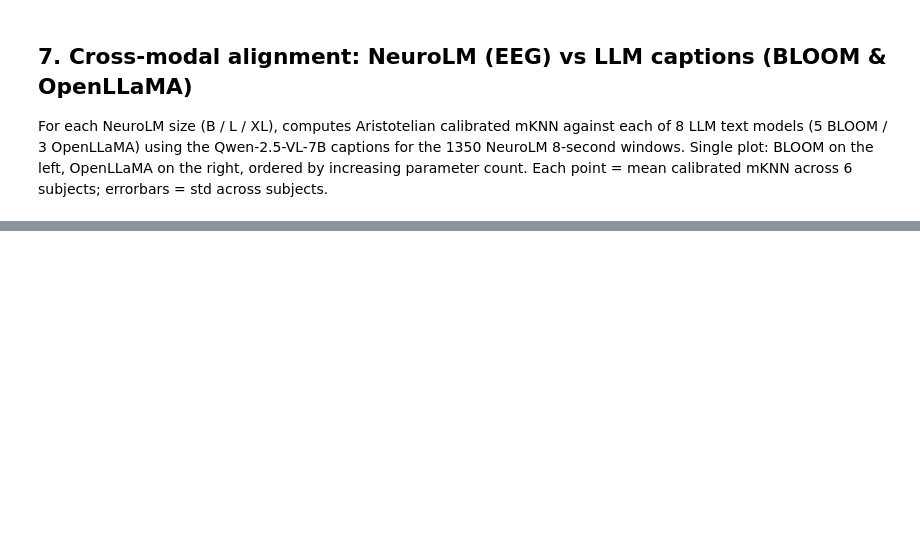
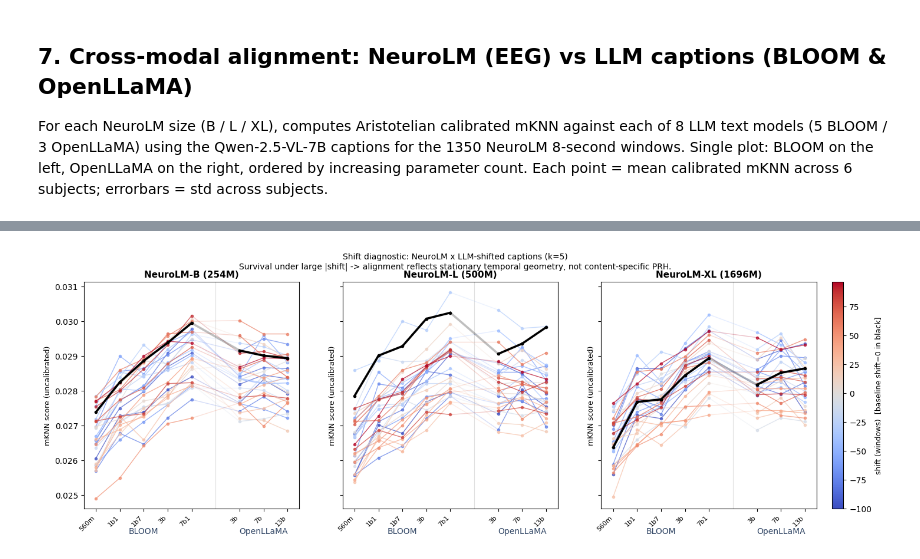
Before and after one commit to nwaehner/platonic-brain, a Jupyter notebook: notebooks/analyze_mknn_hf.ipynb, the cells around one changed output, grey strips where cells are left out. Drawn from its saved outputs; the diff is of its cells as text; code cells hidden in the pictures; blank space fills up the shorter version.

```diff
--- a/notebooks/analyze_mknn_hf.ipynb
+++ b/notebooks/analyze_mknn_hf.ipynb
@@ -801,0 +1082,87 @@ del _rng, _S, _eeg_bump, _llm_bump, _sim
+# %%
+def plot_shift_panels(shift_data, shifts, bloom_stems, ollama_stems):
+    """One subplot per NeuroLM size, one curve per shift."""
+    neuro_sizes = EEG['neurolm']['sizes']
+    all_stems   = bloom_stems + ollama_stems
+    bloom_x     = np.arange(len(bloom_stems))
+    ollama_x    = np.arange(len(bloom_stems) + 1,
+                            len(bloom_stems) + 1 + len(ollama_stems))
+    x_all       = np.concatenate([bloom_x, ollama_x])
+    family_ranges = [
+        (0,                len(bloom_stems), bloom_x),
+        (len(bloom_stems), len(all_stems),   ollama_x),
+    ]
+
+    cmap = plt.get_cmap('coolwarm')
+    s_min, s_max = min(shifts), max(shifts)
+    colors = {}
+    for d in shifts:
+        if d == 0:
+            colors[d] = 'black'
+        else:
+            colors[d] = cmap((d - s_min) / (s_max - s_min))
+
+    fig, axes = plt.subplots(1, len(neuro_sizes),
+                             figsize=(5.6 * len(neuro_sizes), 5), sharey=True)
+    if len(neuro_sizes) == 1:
+        axes = [axes]
+
+    def short(stem):
+        return stem.replace('bloomz-', '').replace('open_llama_', '')
+
+    for ax, sz in zip(axes, neuro_sizes):
+        for d in shifts:
+            means = np.array([shift_data[d][(sz, s)].mean() for s in all_stems])
+            lw    = 2.6 if d == 0 else 1.0
+            alpha = 1.0 if d == 0 else 0.7
+            zord  = 6  if d == 0 else 3
+            label = 'shift 0 (baseline)' if d == 0 else f'shift {d:+d}'
+            first = True
+            for start, end, xg in family_ranges:
+                ax.plot(xg, means[start:end],
+                        color=colors[d], lw=lw, marker='o', ms=3.0,
+                        alpha=alpha, zorder=zord,
+                        label=(label if first else None))
+                first = False
+            for i in range(len(family_ranges) - 1):
+                _, end1, xg1 = family_ranges[i]
+                start2, _, xg2 = family_ranges[i + 1]
+                ax.plot([xg1[-1], xg2[0]], [means[end1 - 1], means[start2]],
+                        '-', color=colors[d], lw=lw, alpha=0.25, zorder=zord - 1)
+
+        ax.set_xticks(x_all)
+        ax.set_xticklabels([short(s) for s in all_stems],
+                           fontsize=8, rotation=45, ha='right')
+        ax.set_xlim(-0.5, ollama_x[-1] + 0.5)
+        ax.axvline((bloom_x[-1] + ollama_x[0]) / 2,
+                   color='#E0E0E0', linewidth=0.8, zorder=0)
+        for center, name in [(bloom_x.mean(), 'BLOOM'),
+                             (ollama_x.mean(), 'OpenLLaMA')]:
+            ax.annotate(name, xy=(center, 0), xycoords=('data', 'axes fraction'),
+                        xytext=(0, -22), textcoords='offset points',
+                        ha='center', va='top', fontsize=10,
+                        fontweight='medium', color='#324766')
+        ax.set_title(f'NeuroLM-{sz.upper()} ({PARAMS["neurolm"][sz]}M)',
+                     fontsize=11, fontweight='bold')
+        ax.set_ylabel('mKNN score (uncalibrated)', fontsize=9)
+        # legend omitted (too dense with many shifts); see colorbar to the right
+
+    # Shared colorbar for shift values (skipping the black baseline)
+    import matplotlib as mpl
+    norm = mpl.colors.Normalize(vmin=min(shifts), vmax=max(shifts))
+    sm   = mpl.cm.ScalarMappable(cmap=cmap, norm=norm); sm.set_array([])
+    cbar = fig.colorbar(sm, ax=axes, fraction=0.025, pad=0.02)
+    cbar.set_label('shift (windows)  [baseline shift=0 in black]', fontsize=9)
+
+    fig.suptitle(
+        f'Shift diagnostic: NeuroLM x LLM-shifted captions (k={K_MKNN})\n'
+        'Survival under large |shift| -> alignment reflects stationary temporal '
+        'geometry, not content-specific PRH.',
+        fontsize=10)
+    plt.savefig('neurolm_llm_shift_diagnostic.png', dpi=150, bbox_inches='tight')
+    plt.show()
+
+
+plot_shift_panels(cross_llm_shift, SHIFTS, BLOOM_STEMS, OPENLLAMA_STEMS)
+# %% [output]
+[figure, added]
```
Also changed, not shown: parts of 8 cells of this notebook.
